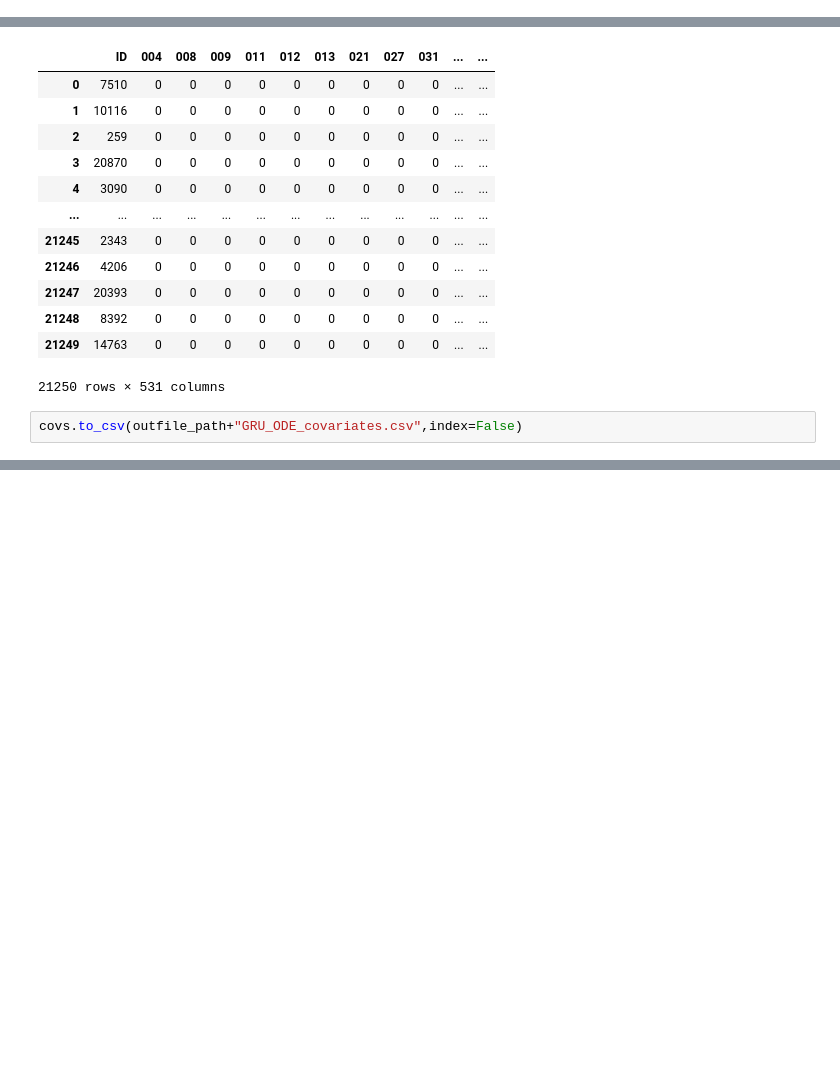
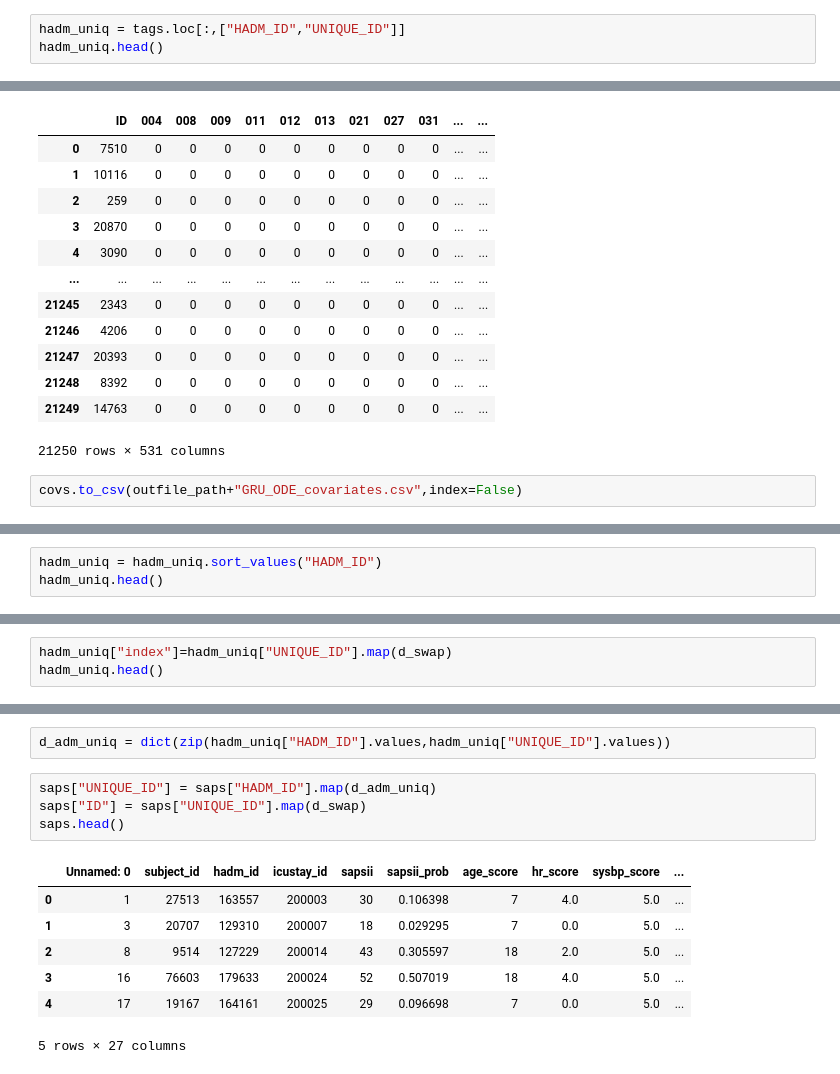
Before and after one commit to keytsuda/Continuous-Monitoring-of-Vital, a Jupyter notebook: GRUODEBayse/makeGRUODE_tags_and_covs.ipynb, the cells around one changed output, grey strips where cells are left out. Cells and saved outputs as stored; diff of their text form; blank space fills up the shorter version.

```diff
--- a/GRUODEBayse/makeGRUODE_tags_and_covs.ipynb
+++ b/GRUODEBayse/makeGRUODE_tags_and_covs.ipynb
@@ -65,3 +66,6 @@ tags
 | 21248 | 2152 | 109260 | 0 | 21248 |
 | 21249 | 111 | 100525 | 0 | 21249 |
 21250 rows × 4 columns
+# %%
+hadm_uniq = tags.loc[:,["HADM_ID","UNIQUE_ID"]]
+hadm_uniq.head()
@@ -168,0 +213,3 @@ covs.to_csv(outfile_path+"GRU_ODE_covariates.csv",index=False)
+# %%
+hadm_uniq = hadm_uniq.sort_values("HADM_ID")
+hadm_uniq.head()
@@ -168,0 +223,3 @@ covs.to_csv(outfile_path+"GRU_ODE_covariates.csv",index=False)
+# %%
+hadm_uniq["index"]=hadm_uniq["UNIQUE_ID"].map(d_swap)
+hadm_uniq.head()
@@ -168,0 +233,14 @@ covs.to_csv(outfile_path+"GRU_ODE_covariates.csv",index=False)
+# %%
+d_adm_uniq = dict(zip(hadm_uniq["HADM_ID"].values,hadm_uniq["UNIQUE_ID"].values))
+# %%
+saps["UNIQUE_ID"] = saps["HADM_ID"].map(d_adm_uniq)
+saps["ID"] = saps["UNIQUE_ID"].map(d_swap)
+saps.head()
+# %% [output]
+|  | Unnamed: 0 | subject_id | hadm_id | icustay_id | sapsii | sapsii_prob | age_score | hr_score | sysbp_score | ... |
+| 0 | 1 | 27513 | 163557 | 200003 | 30 | 0.106398 | 7 | 4.0 | 5.0 | ... |
+| 1 | 3 | 20707 | 129310 | 200007 | 18 | 0.029295 | 7 | 0.0 | 5.0 | ... |
+| 2 | 8 | 9514 | 127229 | 200014 | 43 | 0.305597 | 18 | 2.0 | 5.0 | ... |
+| 3 | 16 | 76603 | 179633 | 200024 | 52 | 0.507019 | 18 | 4.0 | 5.0 | ... |
+| 4 | 17 | 19167 | 164161 | 200025 | 29 | 0.096698 | 7 | 0.0 | 5.0 | ... |
+5 rows × 27 columns
```
Also changed, not shown: parts of 12 cells of this notebook, 29 other files.
